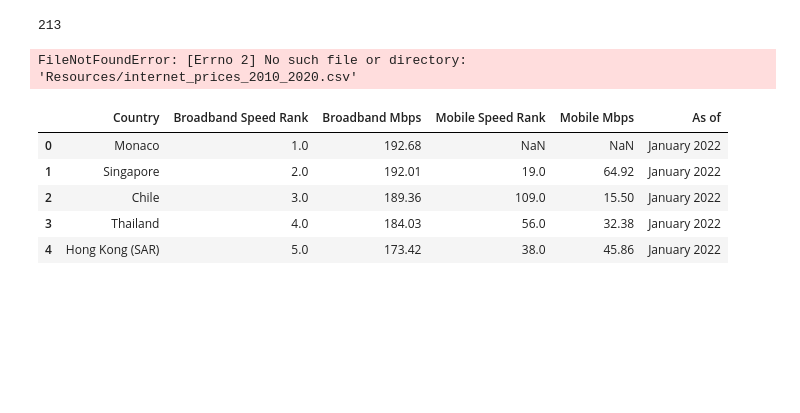
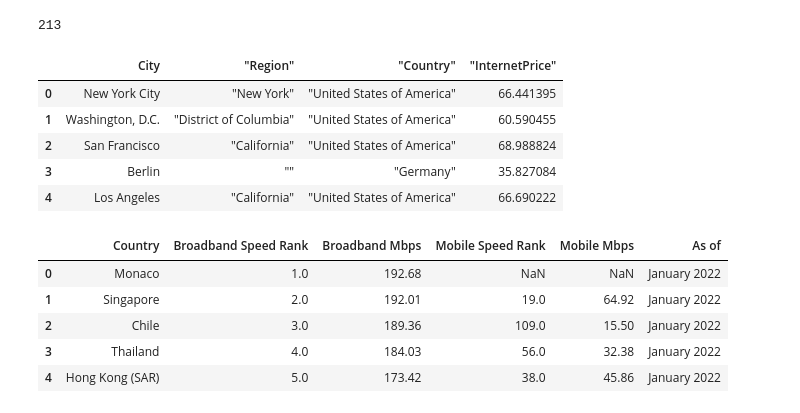
Before and after one commit to GroupNo-6/Internet-Prices-Around-the-World, a Jupyter notebook: InternetPricesWorldWide_Notebook.ipynb, the cells around one changed output. Saved outputs shown, nothing was run; the diff lists cells and outputs as text; code cells hidden in the pictures; blank space fills up the shorter version.

```diff
--- a/InternetPricesWorldWide_Notebook.ipynb
+++ b/InternetPricesWorldWide_Notebook.ipynb
@@ -38,10 +38,15 @@ len(internetusage_df)
 213
 # %%
 # # load data from World cities average internet prices. 2010 - 2020
-prices_df = pd.read_csv("Resources/internet_prices_2010_2020.csv")
-prices_df.head()
+# prices_df = pd.read_csv("Resources/cities_internet_prices_2020.csv")
+# prices_df.head()
 # %% [output]
-FileNotFoundError: [Errno 2] No such file or directory: 'Resources/internet_prices_2010_2020.csv'
+|  | City | "Region" | "Country" | "InternetPrice" |
+| 0 | New York City | "New York" | "United States of America" | 66.441395 |
+| 1 | Washington, D.C. | "District of Columbia" | "United States of America" | 60.590455 |
+| 2 | San Francisco | "California" | "United States of America" | 68.988824 |
+| 3 | Berlin | "" | "Germany" | 35.827084 |
+| 4 | Los Angeles | "California" | "United States of America" | 66.690222 |
 # %%
 #check how many rows
 # len(prices_df)
```
Also changed, not shown: 1 other file.
